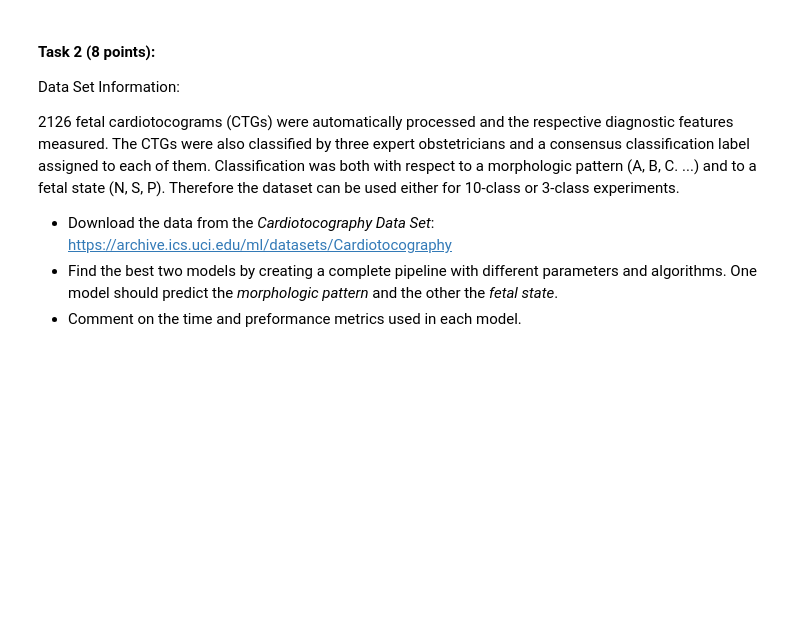
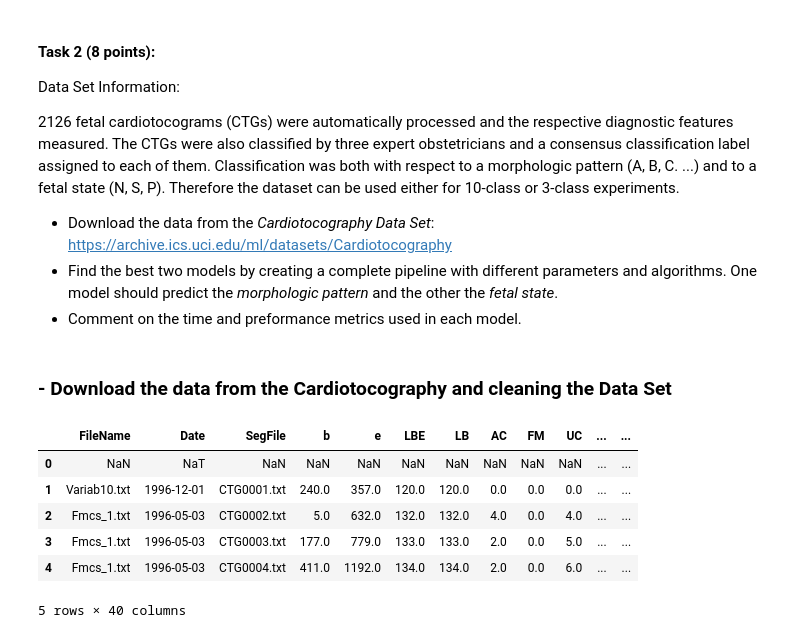
Before and after one commit to packetech/Arcada-BDA, a Jupyter notebook: Assignment_3.ipynb, the cells around one changed output. Saved outputs shown, nothing was run; the diff lists cells and outputs as text; code cells hidden in the pictures; blank space fills up the shorter version.

```diff
--- a/Assignment_3.ipynb
+++ b/Assignment_3.ipynb
@@ -186,3 +186,5 @@ Data Set Information:
 * Download the data from the *Cardiotocography Data Set*: https://archive.ics.uci.edu/ml/datasets/Cardiotocography
 * Find the best two models by creating a complete pipeline with different parameters and algorithms. One model should predict the *morphologic pattern* and the other the *fetal state*.
 * Comment on the time and preformance metrics used in each model.
+# %% [markdown]
+### - Download the data from the Cardiotocography and cleaning the Data Set
@@ -188,0 +193,10 @@ Data Set Information:
+# %%
+CTG.head()
+# %% [output]
+|  | FileName | Date | SegFile | b | e | LBE | LB | AC | FM | UC | ... | ... |
+| 0 | NaN | NaT | NaN | NaN | NaN | NaN | NaN | NaN | NaN | NaN | ... | ... |
+| 1 | Variab10.txt | 1996-12-01 | CTG0001.txt | 240.0 | 357.0 | 120.0 | 120.0 | 0.0 | 0.0 | 0.0 | ... | ... |
+| 2 | Fmcs_1.txt | 1996-05-03 | CTG0002.txt | 5.0 | 632.0 | 132.0 | 132.0 | 4.0 | 0.0 | 4.0 | ... | ... |
+| 3 | Fmcs_1.txt | 1996-05-03 | CTG0003.txt | 177.0 | 779.0 | 133.0 | 133.0 | 2.0 | 0.0 | 5.0 | ... | ... |
+| 4 | Fmcs_1.txt | 1996-05-03 | CTG0004.txt | 411.0 | 1192.0 | 134.0 | 134.0 | 2.0 | 0.0 | 6.0 | ... | ... |
+5 rows × 40 columns
```
Also changed, not shown: parts of 24 cells of this notebook.
